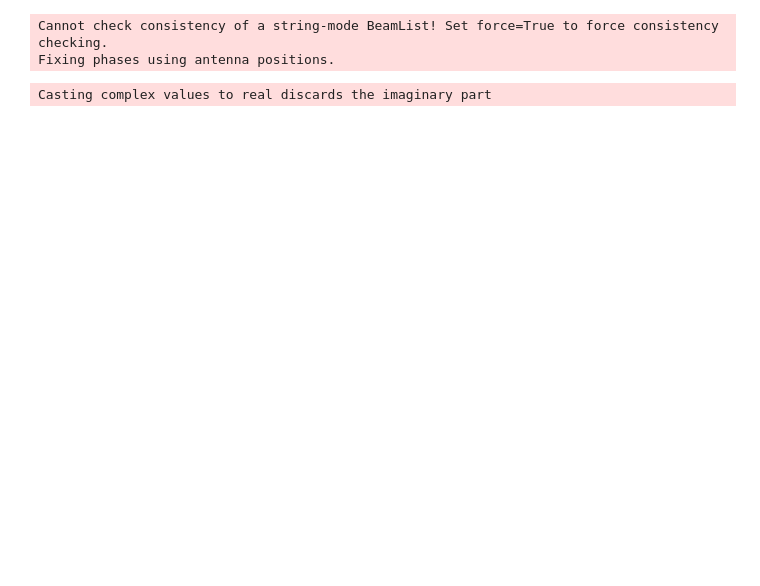
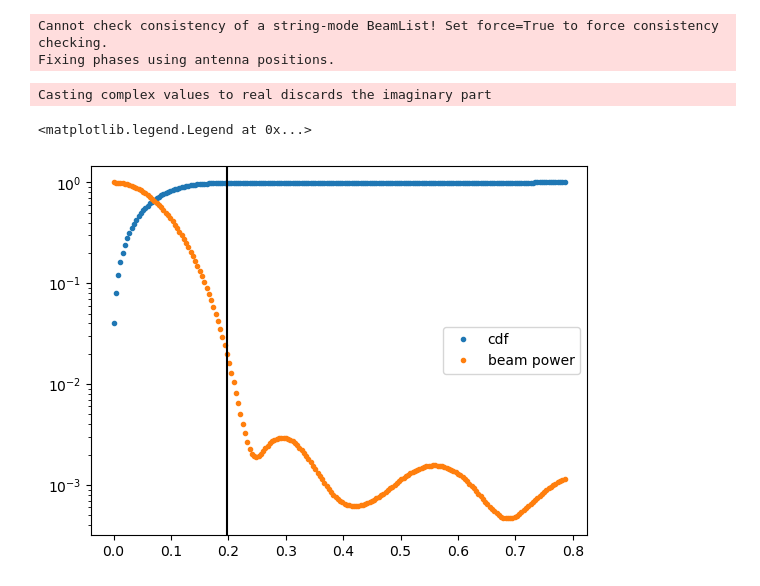
Before and after one commit to r-pascua/corrcal, a Jupyter notebook: docs/tutorials/Mock Diffuse+Point with NF Beam.ipynb, the cells around one changed output. Drawn from its saved outputs; the diff is of its cells as text; code cells hidden in the pictures; blank space fills up the shorter version.

```diff
--- a/docs/tutorials/Mock Diffuse+Point with NF Beam.ipynb
+++ b/docs/tutorials/Mock Diffuse+Point with NF Beam.ipynb
@@ -236,0 +254,8 @@ Casting complex values to real discards the imaginary part
+# %%
+plt.semilogy(test_za, beam_cdf, marker='.', lw=0, label="cdf")
+plt.semilogy(test_za, beam_slice, marker='.', lw=0, label="beam power")
+plt.axvline(beam_radius, color='k')
+plt.legend()
+# %% [output]
+<matplotlib.legend.Legend at 0x...>
+[figure, added]
```
Also changed, not shown: parts of 8 cells of this notebook, 2 other files.
